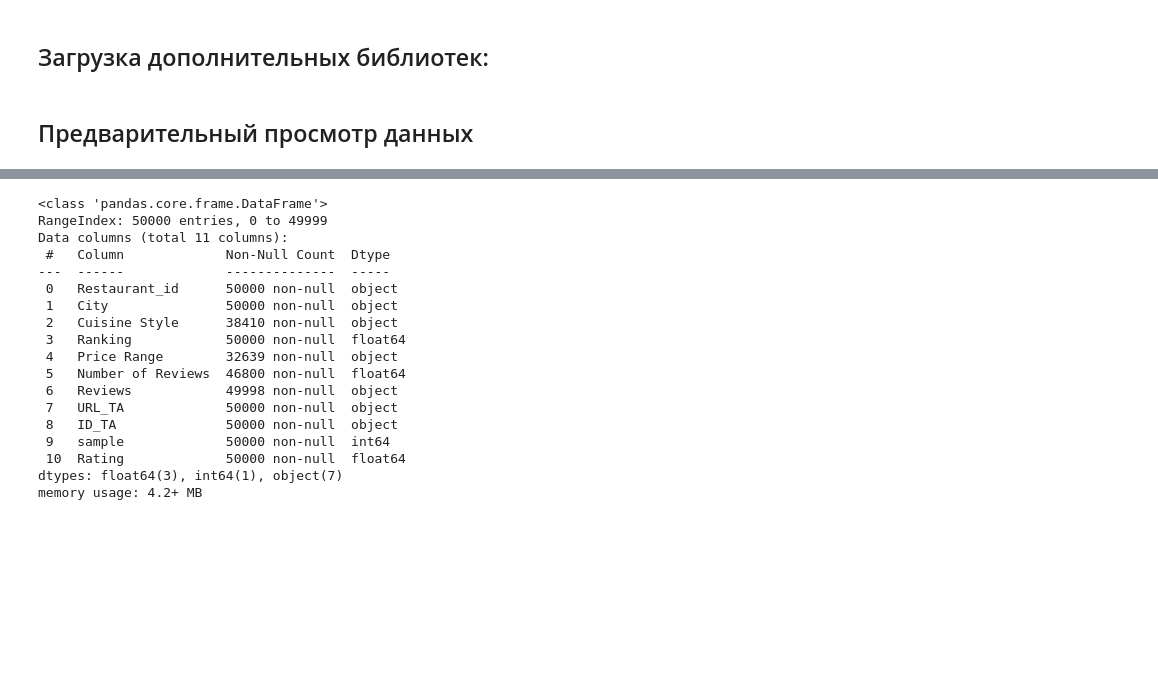
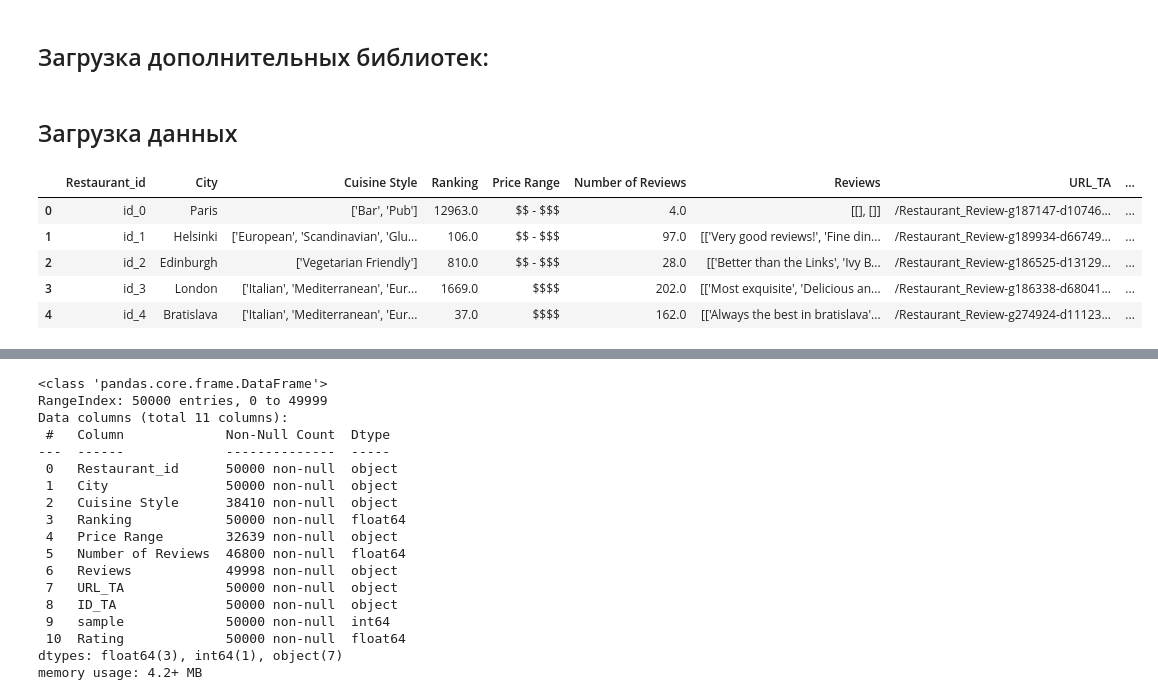
Before and after one commit to AlexG888/skillfactory_rds, a Jupyter notebook: module_3/model.ipynb, the cells around one changed output, grey strips where cells are left out. Drawn from its saved outputs; the diff is of its cells as text; code cells hidden in the pictures; blank space fills up the shorter version.

```diff
--- a/module_3/model.ipynb
+++ b/module_3/model.ipynb
@@ -59,7 +48,7 @@ RANDOM_SEED = 42
 # фиксируем версию пакетов, чтобы эксперименты были воспроизводимы:
 !pip freeze > data/requirements.txt
 # %% [markdown]
-## Предварительный просмотр данных
+## Загрузка данных
 # %%
 df_train = pd.read_csv('data/main_task.csv')
 df_test = pd.read_csv('data/kaggle_task.csv')
@@ -71,3 +60,12 @@ df_test['sample'] = 0 # помечаем где у нас тест
 df_test['Rating'] = 0 # в тесте у нас нет значения Rating, мы его должны предсказать, по этому пока просто заполняем нулями
 
 data = df_test.append(df_train, sort=False).reset_index(drop=True) # объединяем
+# %%
+data.head()
+# %% [output]
+|  | Restaurant_id | City | Cuisine Style | Ranking | Price Range | Number of Reviews | Reviews | URL_TA | ... |
+| 0 | id_0 | Paris | ['Bar', 'Pub'] | 12963.0 | $$ - $$$ | 4.0 | [[], []] | /Restaurant_Review-g187147-d10746... | ... |
+| 1 | id_1 | Helsinki | ['European', 'Scandinavian', 'Glu... | 106.0 | $$ - $$$ | 97.0 | [['Very good reviews!', 'Fine din... | /Restaurant_Review-g189934-d66749... | ... |
+| 2 | id_2 | Edinburgh | ['Vegetarian Friendly'] | 810.0 | $$ - $$$ | 28.0 | [['Better than the Links', 'Ivy B... | /Restaurant_Review-g186525-d13129... | ... |
+| 3 | id_3 | London | ['Italian', 'Mediterranean', 'Eur... | 1669.0 | $$$$ | 202.0 | [['Most exquisite', 'Delicious an... | /Restaurant_Review-g186338-d68041... | ... |
+| 4 | id_4 | Bratislava | ['Italian', 'Mediterranean', 'Eur... | 37.0 | $$$$ | 162.0 | [['Always the best in bratislava'... | /Restaurant_Review-g274924-d11123... | ... |
```
Also changed, not shown: parts of 30 cells of this notebook, 2 other files.
